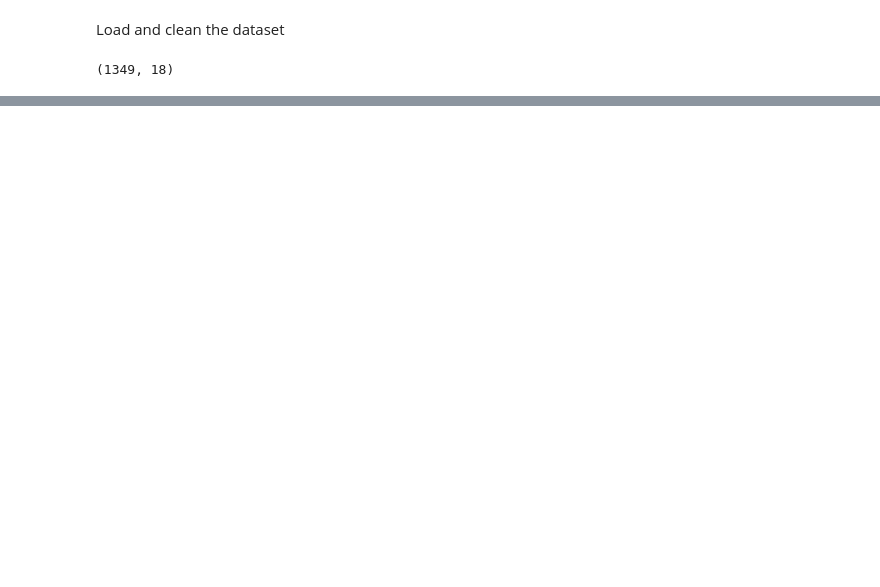
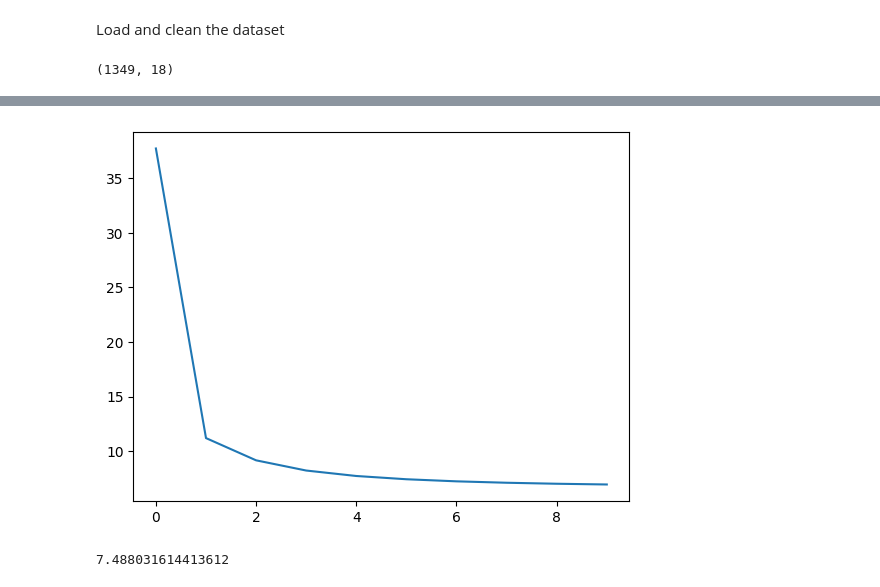
Before and after one commit to MxWmr/optimization_project, a Jupyter notebook: part3.ipynb, the cells around one changed output, grey strips where cells are left out. Saved outputs shown, nothing was run; the diff lists cells and outputs as text; code cells hidden in the pictures; blank space fills up the shorter version.

```diff
--- a/part3.ipynb
+++ b/part3.ipynb
@@ -43,6 +44,30 @@ y_train = y_train-m
 y_test = y_test-m
 # %% [output]
 (1349, 18)
+# %%
+### Gradient descent
+
+def grad_desc(A,y,eps=1e-2,lr = None,lamb= 0,verbose=0,itemax=170):
+    X = np.zeros(A.shape[1])
+    grad = np.array([1000]*A.shape[1])
+    if lr == None:
+        lr = 1/np.linalg.norm(A,2)**2
+
+    l_loss = []
+    ite = 0
+    while np.all(np.abs(grad) > eps) and ite<itemax:
+        y_pred = A.dot(X)
+        grad = np.dot(A.T,(y_pred-y))+2*lamb*X
+        X = X - lr*grad
+        l_loss.append((1/2*(y_pred-y)**2+ lamb*np.sum(np.square(X))).mean())
+        ite+=1
+
+    if verbose == 1:
+        plt.figure(1)
+        plt.plot(l_loss)
+        plt.show()
+
+    return X,l_loss
 # %%
 ### Stochastic gradient descent
 
@@ -95,0 +123,7 @@ print(loss(X,A_test,y_test))
+# %%
+X,l_loss = grad_desc(A_train,y_train,eps=1,verbose=1)
+
+print(loss(X,A_test,y_test))
+# %% [output]
+[figure, added]
+7.488031614413612
```
Also changed, not shown: parts of 8 cells of this notebook, 14 other files.
